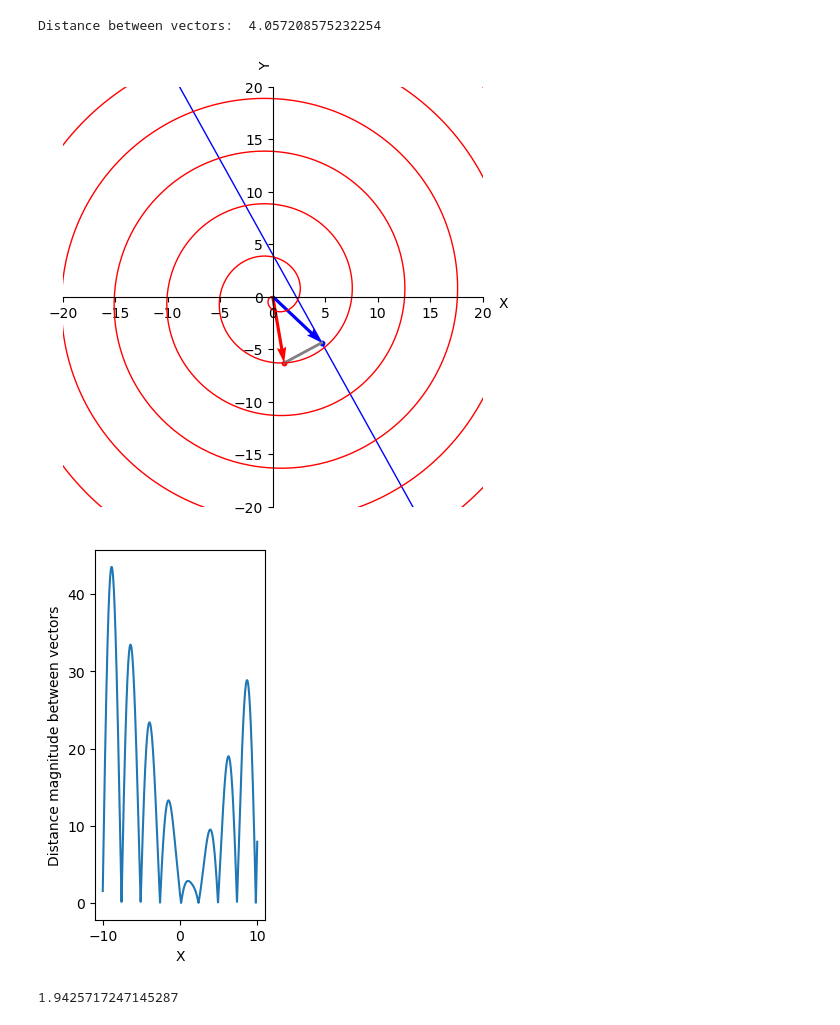
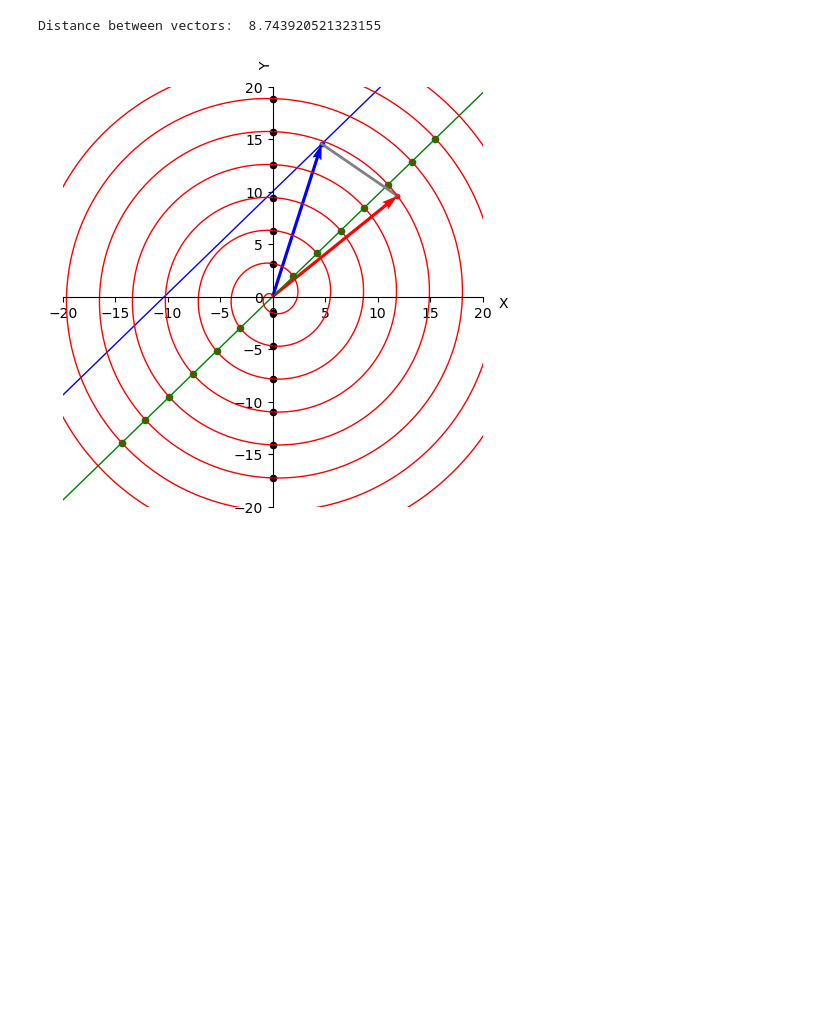
Before and after one commit to Kiril-Lazarov/Intersection-points-between-a-line-and-a-spiral, a Jupyter notebook: Intersection between a line and a spiral.ipynb, the cells around one changed output. Saved outputs shown, nothing was run; the diff lists cells and outputs as text; code cells hidden in the pictures; blank space fills up the shorter version.

Commit message:
Added rotate_y_intersection_points()

```diff
--- a/Intersection between a line and a spiral.ipynb
+++ b/Intersection between a line and a spiral.ipynb
@@ -10,7 +10,7 @@ def distance(point1, point2):
 # %%
 # Задаване на координатната система
 def create_field(figsize = (7,7), x_lim = (-20, 20), y_lim= (-20, 20)):
-    plt.figure(figsize =figsize, )
+    plt.figure(figsize =figsize)
 
     ax = plt.gca()
     ax.spines['bottom'].set_position('zero')
@@ -82,13 +82,3 @@ def get_little_radius_vec(slope, constant):
     x = -constant/slope
     angle = get_angle(slope)
     return abs(x * np.cos(np.pi/2 - abs(angle)))
-# %%
-# Define line and spiral variables
-a = - 1.8
-b = 4
-
-spiral_radius_velocity = 0.8
-init_spiral_angle = - np.pi
-spiral_angle_velocity = 1
-
-x_range = (-10, 10)
@@ -106,2 +124,21 @@ def calc_x_intersects(a, b, k,spiral_radius_velocity, spiral_angle_velocity, ini
+# %%
+def rotate_y_intersection_points(y_intersects,angle, init_spiral_angle, spiral_radius_velocity, spiral_angle_velocity):
+
+        updated_y_intersection_points = []
+
+        angle_diff = angle - np.pi/2
+        t = angle_diff / spiral_angle_velocity
+
+        for point in y_intersects:
+
+            spiral_radius_magnitude = abs(point[1]) + t * spiral_radius_velocity
+            new_t = spiral_radius_magnitude / spiral_radius_velocity
+
+            x = spiral_radius_magnitude * np.cos(init_spiral_angle + new_t * spiral_angle_velocity)
+            y = spiral_radius_magnitude * np.sin(init_spiral_angle + new_t * spiral_angle_velocity)
+
+            updated_y_intersection_points.append([x, y])
+
+        return updated_y_intersection_points
 # %%
 def plot_objects(a, b, spiral_radius_velocity, spiral_angle_velocity, init_spiral_angle):
@@ -194,14 +242,21 @@ def plot_vectors_distances(a, b, spiral_radius_velocity, spiral_angle_velocity,
     plt.xlabel('X')
     plt.ylabel('Distance magnitude between vectors')
     plt.show()
+# %%
+# Define line and spiral variables
+a = 0.97
+b = 10
+
+spiral_radius_velocity = 0.5
+init_spiral_angle = np.pi/2
+spiral_angle_velocity = 1
+
+x_range = (-10, 10)
+x_lim, y_lim = (-20, 20),(-20, 20)
+figsize = (7,7)
 # %%
 plot_objects(a, b, spiral_radius_velocity, spiral_angle_velocity, init_spiral_angle)
-plot_vectors_distances(a, b, spiral_radius_velocity, spiral_angle_velocity, init_spiral_angle, x_range)
+# plot_vectors_distances(a, b, spiral_radius_velocity, spiral_angle_velocity, init_spiral_angle, x_range)
 # %% [output]
-Distance between vectors:  4.057208575232254
+Distance between vectors:  8.743920521323155
-[figure, old version]
+[figure, new version]
-[figure, removed]
-# %%
-get_little_radius_vec(a, b)
-# %% [output]
-1.9425717247145287
```
Also changed, not shown: parts of 3 cells of this notebook.
